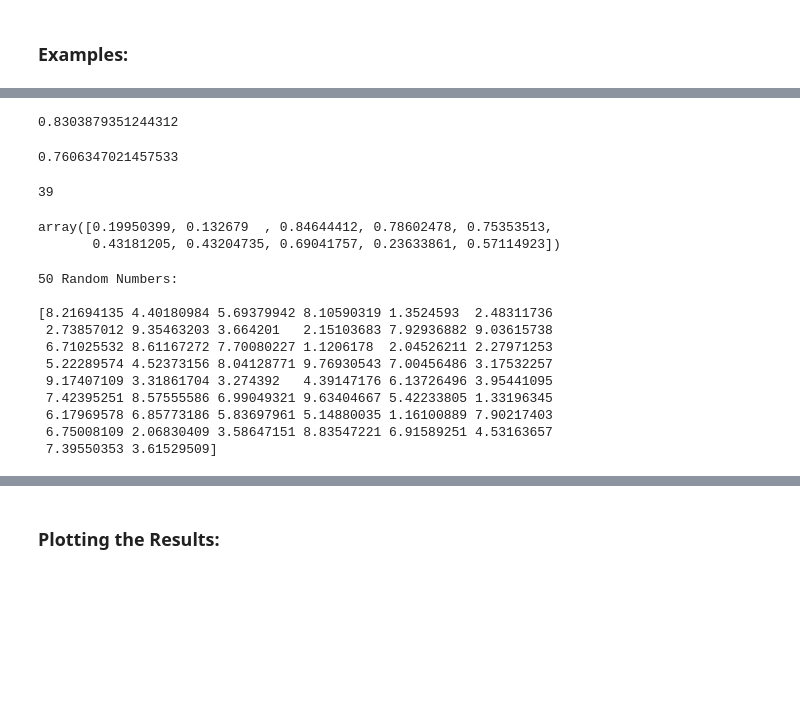
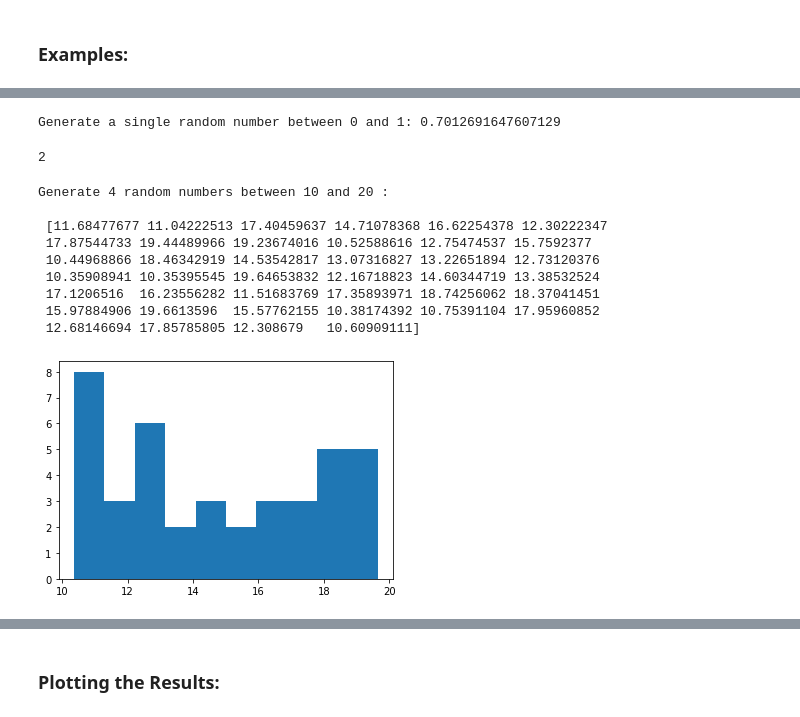
Before and after one commit to Fiona-600/Programming-for-Data-Analytics-2020-Assignment, a Jupyter notebook: Assignment-2020.ipynb, the cells around one changed output, grey strips where cells are left out. Cells and saved outputs as stored; diff of their text form; code cells hidden in the pictures; blank space fills up the shorter version.

```diff
--- a/Assignment-2020.ipynb
+++ b/Assignment-2020.ipynb
@@ -246,46 +251,41 @@ np.random.uniform ()
 # %%
 # Uniformly generate a single random floating numbers between 0 and 1 (default values)
 
-np.random.uniform(0,1,size = None)
+print ("")
+print ("Generate a single random number between 0 and 1:",np.random.uniform(0,1,size = None))
+print ("")
 # %% [output]
-0.8303879351244312
+Generate a single random number between 0 and 1: 0.7012691647607129
 # %%
-# Uniformly generate a random number with decimals between 0 and 1
+# Uniformly generate a random number between 0 and 100 and round to the nearest integer
 
-np.random.uniform(0,1)
+print ("")
+print (round(np.random.uniform(0,100)*1))
+print ("")
 # %% [output]
-0.7606347021457533
+2
-# %%
-# Uniformly generate a random number between 0 and 100 and round to the nearest integer
-
-round(np.random.uniform(0,100)*1)
-# %% [output]
-39
-# %%
-# Uniformly generate 10 random floating numbers between 0 and 1
-
-np.random.uniform (0,1,size = 10)
-# %% [output]
-array([0.19950399, 0.132679  , 0.84644412, 0.78602478, 0.75353513,
-       0.43181205, 0.43204735, 0.69041757, 0.23633861, 0.57114923])
-# %%
-#Generate 50 random numbers between 1 and 10 in a completely random fashion.
-
-u = np.random.uniform(1,10,size = 50)
-print ("")
-print (len(u),"Random Numbers:")
-print("")
-print (u)
-print("")
-# %% [output]
-50 Random Numbers:
-
-[8.21694135 4.40180984 5.69379942 8.10590319 1.3524593  2.48311736
- 2.73857012 9.35463203 3.664201   2.15103683 7.92936882 9.03615738
- 6.71025532 8.61167272 7.70080227 1.1206178  2.04526211 2.27971253
- 5.22289574 4.52373156 8.04128771 9.76930543 7.00456486 3.17532257
- 9.17407109 3.31861704 3.274392   4.39147176 6.13726496 3.95441095
- 7.42395251 8.57555586 6.99049321 9.63404667 5.42233805 1.33196345
- 6.17969578 6.85773186 5.83697961 5.14880035 1.16100889 7.90217403
- 6.75008109 2.06830409 3.58647151 8.83547221 6.91589251 4.53163657
- 7.39550353 3.61529509]
+# %%
+# Uniformly generate 40 random numbers with decimals between 10 and 20 in a completely random fashion
+
+a = 10
+b = 20
+
+print ("")
+r = np.random.uniform(a, b ,size = 40)
+print ("")
+print ("Generate",size, "random numbers between",a, "and",b,":\n\n",r)
+print ("")
+plt.hist(r)
+plt.show ()
+print ("")
+# %% [output]
+Generate 4 random numbers between 10 and 20 :
+
+ [11.68477677 11.04222513 17.40459637 14.71078368 16.62254378 12.30222347
+ 17.87544733 19.44489966 19.23674016 10.52588616 12.75474537 15.7592377
+ 10.44968866 18.46342919 14.53542817 13.07316827 13.22651894 12.73120376
+ 10.35908941 10.35395545 19.64653832 12.16718823 14.60344719 13.38532524
+ 17.1206516  16.23556282 11.51683769 17.35893971 18.74256062 18.37041451
+ 15.97884906 19.6613596  15.57762155 10.38174392 10.75391104 17.95960852
+ 12.68146694 17.85785805 12.308679   10.60909111]
+[figure, added]
```
Also changed, not shown: parts of 26 cells of this notebook.
